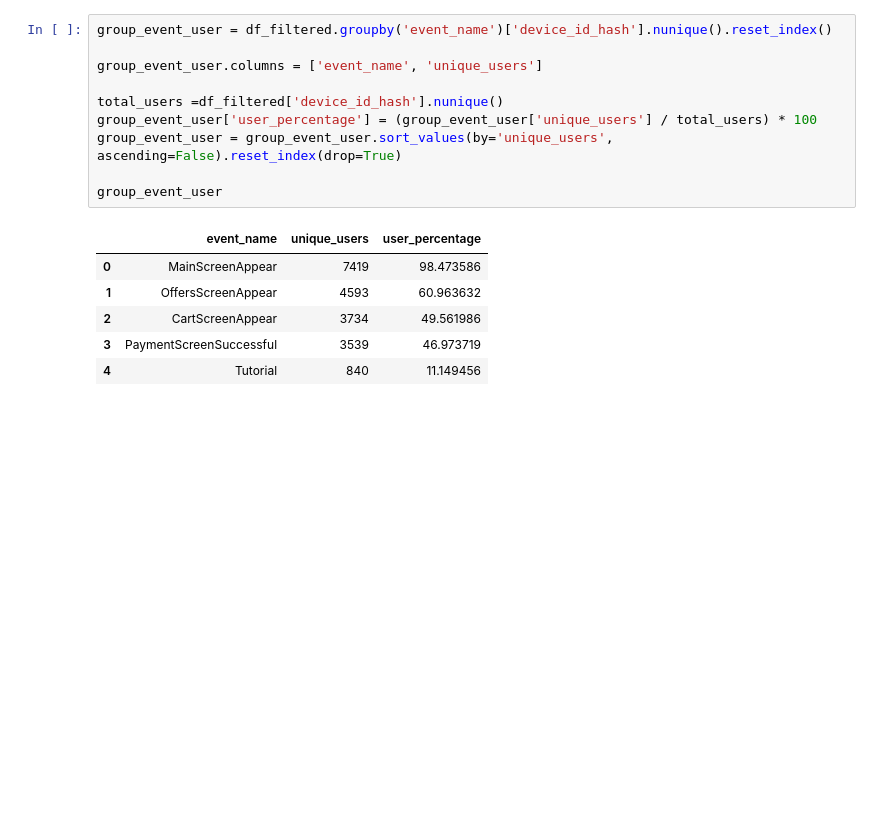
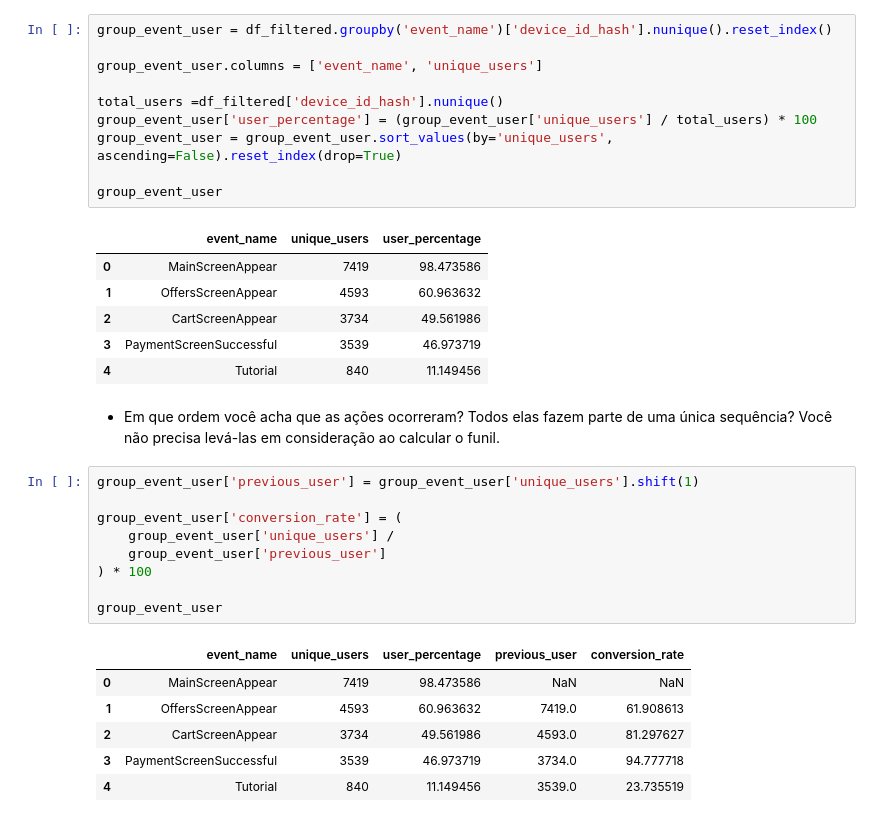
Before and after one commit to thaisCrtn/food-app-funnel-ab-testing-analysis, a Jupyter notebook: notebooks/EDA.ipynb, the cells around one changed output. Saved outputs shown, nothing was run; the diff lists cells and outputs as text; blank space fills up the shorter version.

```diff
--- a/notebooks/EDA.ipynb
+++ b/notebooks/EDA.ipynb
@@ -300,3 +300,21 @@ group_event_user
 | 2 | CartScreenAppear | 3734 | 49.561986 |
 | 3 | PaymentScreenSuccessful | 3539 | 46.973719 |
 | 4 | Tutorial | 840 | 11.149456 |
+# %% [markdown]
+- Em que ordem você acha que as ações ocorreram? Todos elas fazem parte de uma única sequência? Você não precisa levá-las em consideração ao calcular o funil.
+# %%
+group_event_user['previous_user'] = group_event_user['unique_users'].shift(1)
+
+group_event_user['conversion_rate'] = (
+    group_event_user['unique_users'] /
+    group_event_user['previous_user']
+) * 100
+
+group_event_user
+# %% [output]
+|  | event_name | unique_users | user_percentage | previous_user | conversion_rate |
+| 0 | MainScreenAppear | 7419 | 98.473586 | NaN | NaN |
+| 1 | OffersScreenAppear | 4593 | 60.963632 | 7419.0 | 61.908613 |
+| 2 | CartScreenAppear | 3734 | 49.561986 | 4593.0 | 81.297627 |
+| 3 | PaymentScreenSuccessful | 3539 | 46.973719 | 3734.0 | 94.777718 |
+| 4 | Tutorial | 840 | 11.149456 | 3539.0 | 23.735519 |
```
Also changed, not shown: parts of 12 cells of this notebook.
